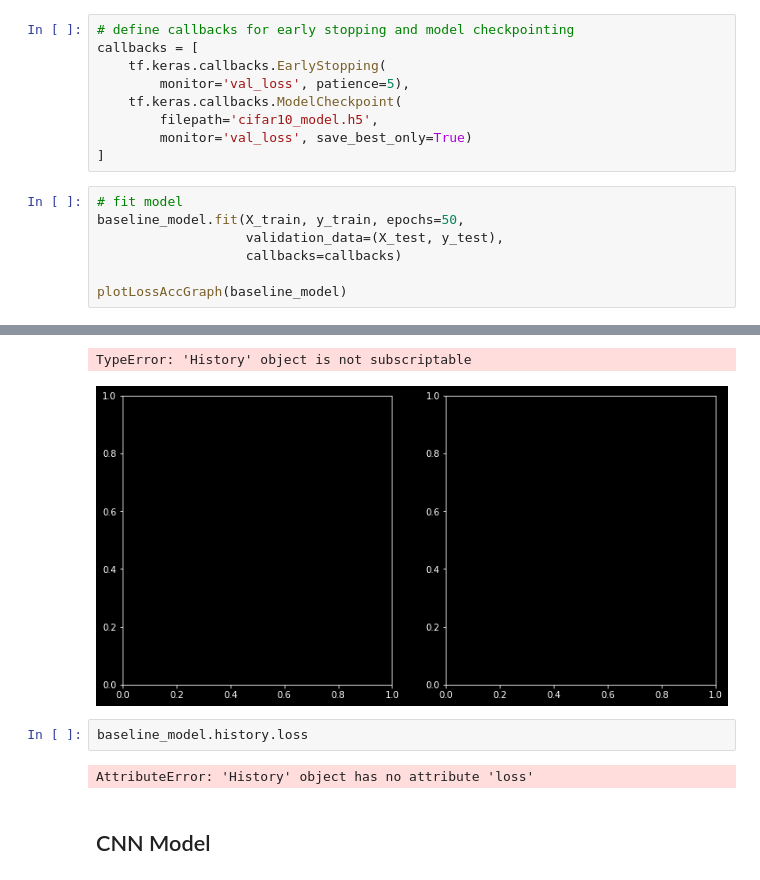
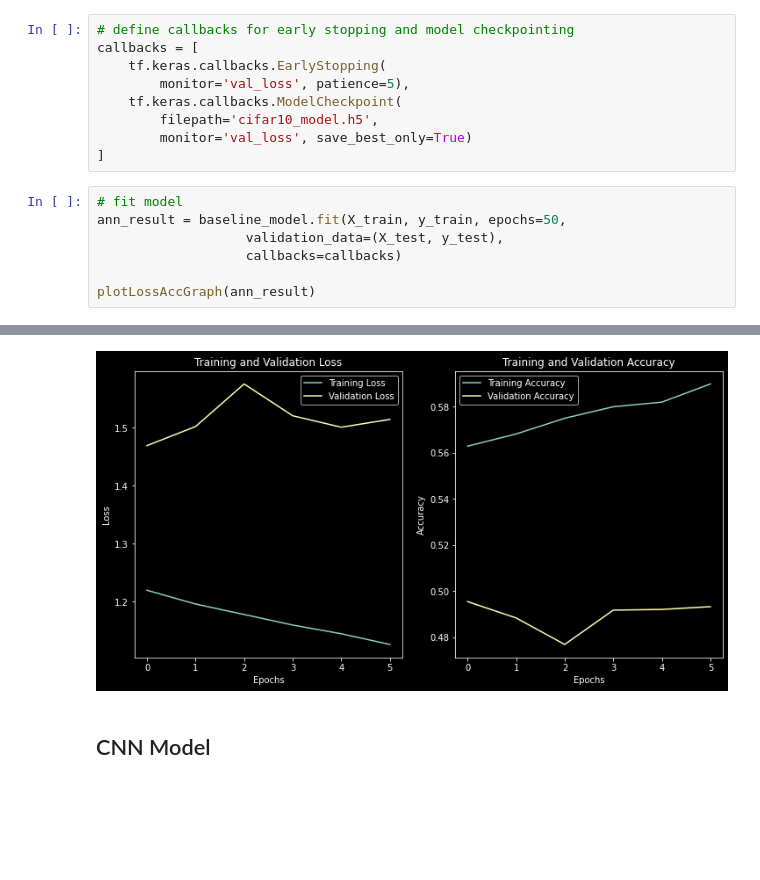
Before and after one commit to AngKS/Deep-Learning-CA1, a Jupyter notebook: cifar10.ipynb, the cells around one changed output, grey strips where cells are left out. Cells and saved outputs as stored; diff of their text form; blank space fills up the shorter version.

Commit message:
added CNN model

```diff
--- a/cifar10.ipynb
+++ b/cifar10.ipynb
@@ -116,10 +116,10 @@ callbacks = [
 ]
 # %%
 # fit model
-baseline_model.fit(X_train, y_train, epochs=50,
+ann_result = baseline_model.fit(X_train, y_train, epochs=50,
                    validation_data=(X_test, y_test),
                    callbacks=callbacks)
 
-plotLossAccGraph(baseline_model)
+plotLossAccGraph(ann_result)
 # %% [output]
 Epoch 1/50
@@ -142,8 +137,3 @@ Epoch 16/50
-TypeError: 'History' object is not subscriptable
-[figure, old version]
+[figure, new version]
-# %%
-baseline_model.history.loss
-# %% [output]
-AttributeError: 'History' object has no attribute 'loss'
 # %% [markdown]
 ## CNN Model
```
Also changed, not shown: parts of 3 cells of this notebook, 1 other file.
